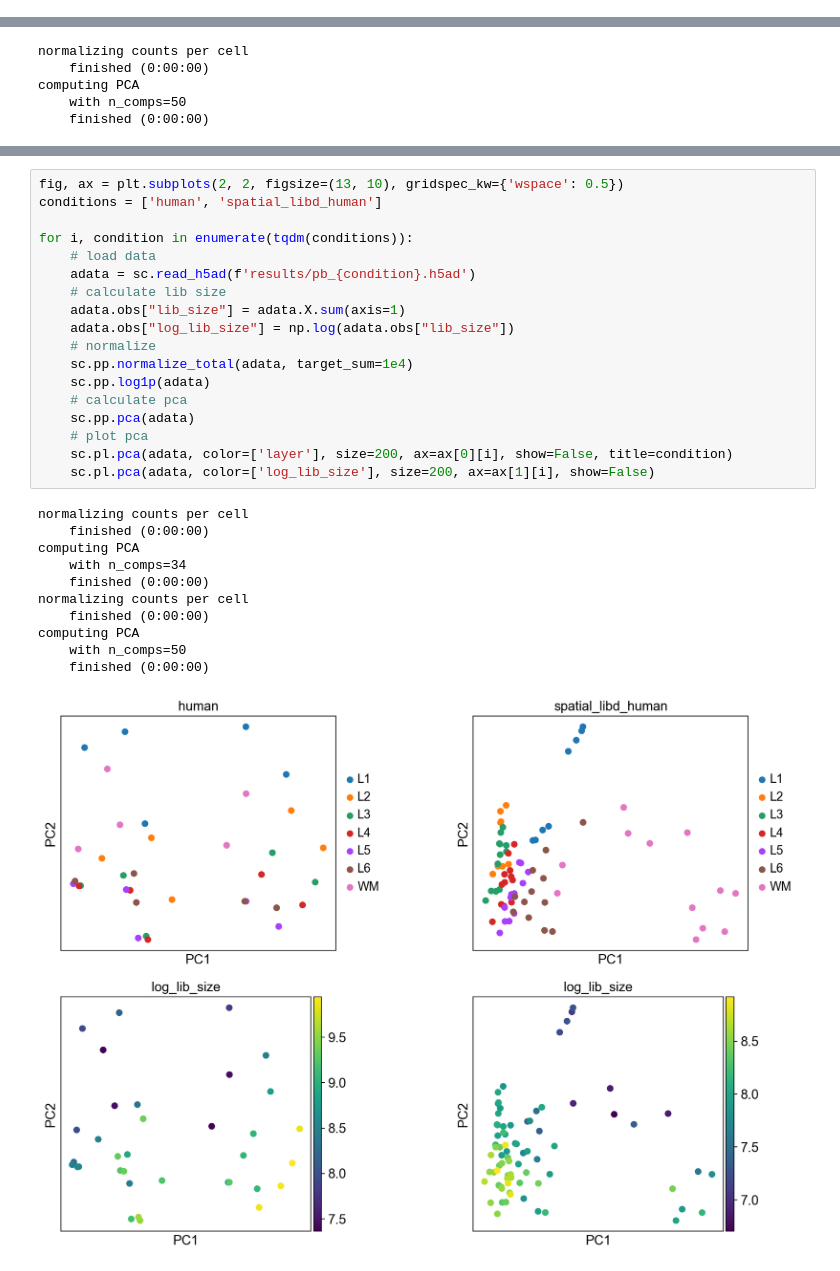
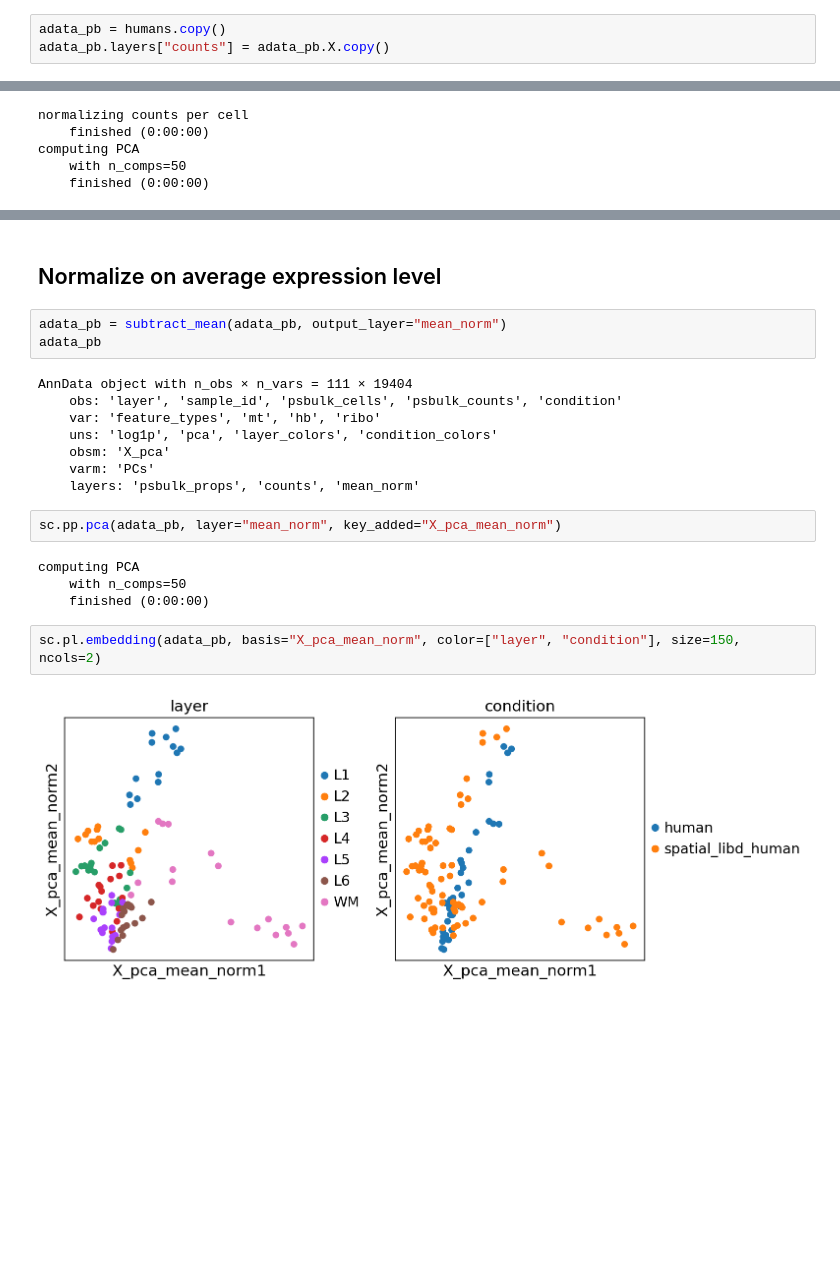
Before and after one commit to Claptar/spatialMPFC, a Jupyter notebook: preprocess/make_pseudobulk.ipynb, the cells around one changed output, grey strips where cells are left out. Drawn from its saved outputs; the diff is of its cells as text; blank space fills up the shorter version.

```diff
--- a/preprocess/make_pseudobulk.ipynb
+++ b/preprocess/make_pseudobulk.ipynb
@@ -271,3 +171,6 @@ computing PCA
+# %%
+adata_pb = humans.copy()
+adata_pb.layers["counts"] = adata_pb.X.copy()
 # %%
 sc.pp.normalize_total(adata_pb, target_sum=1e4)
 sc.pp.log1p(adata_pb)
@@ -285,30 +189,23 @@ sc.pl.pca(adata_pb, color=['layer', 'condition', 'log_lib_size'], size=200, ncol
-# %%
-fig, ax = plt.subplots(2, 2, figsize=(13, 10), gridspec_kw={'wspace': 0.5})
-conditions = ['human', 'spatial_libd_human']
-
-for i, condition in enumerate(tqdm(conditions)):
-    # load data
-    adata = sc.read_h5ad(f'results/pb_{condition}.h5ad')
-    # calculate lib size
-    adata.obs["lib_size"] = adata.X.sum(axis=1)
-    adata.obs["log_lib_size"] = np.log(adata.obs["lib_size"])
-    # normalize
-    sc.pp.normalize_total(adata, target_sum=1e4)
-    sc.pp.log1p(adata)
-    # calculate pca
-    sc.pp.pca(adata)
-    # plot pca
-    sc.pl.pca(adata, color=['layer'], size=200, ax=ax[0][i], show=False, title=condition)
-    sc.pl.pca(adata, color=['log_lib_size'], size=200, ax=ax[1][i], show=False)
-# %% [output]
-normalizing counts per cell
-    finished (0:00:00)
-computing PCA
-    with n_comps=34
-    finished (0:00:00)
-normalizing counts per cell
-    finished (0:00:00)
-computing PCA
-    with n_comps=50
-    finished (0:00:00)
-[figure, removed]
+# %% [markdown]
+## Normalize on average expression level
+# %%
+adata_pb = subtract_mean(adata_pb, output_layer="mean_norm")
+adata_pb
+# %% [output]
+AnnData object with n_obs × n_vars = 111 × 19404
+    obs: 'layer', 'sample_id', 'psbulk_cells', 'psbulk_counts', 'condition'
+    var: 'feature_types', 'mt', 'hb', 'ribo'
+    uns: 'log1p', 'pca', 'layer_colors', 'condition_colors'
+    obsm: 'X_pca'
+    varm: 'PCs'
+    layers: 'psbulk_props', 'counts', 'mean_norm'
+# %%
+sc.pp.pca(adata_pb, layer="mean_norm", key_added="X_pca_mean_norm")
+# %% [output]
+computing PCA
+    with n_comps=50
+    finished (0:00:00)
+# %%
+sc.pl.embedding(adata_pb, basis="X_pca_mean_norm", color=["layer", "condition"], size=150, ncols=2)
+# %% [output]
+[figure, added]
```
Also changed, not shown: parts of 60 cells of this notebook.
